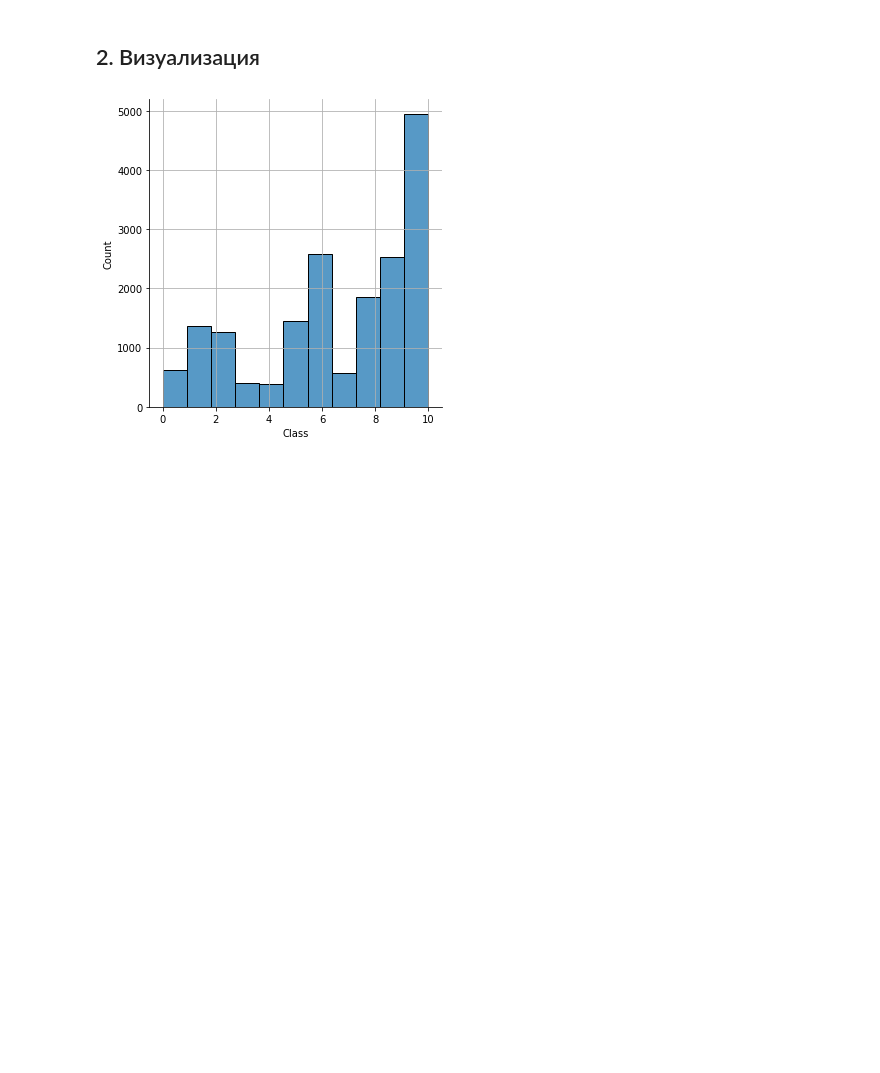
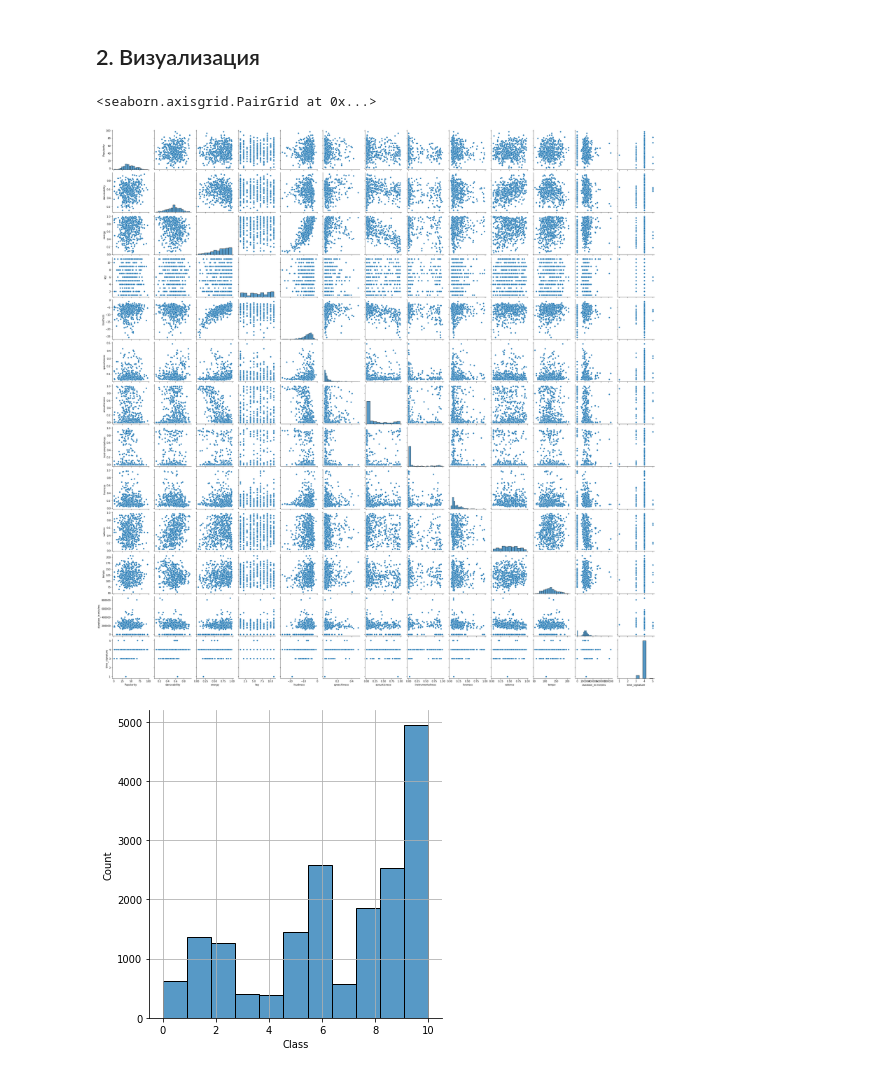
Before and after one commit to andrewkin77/ML_masters_course, a Jupyter notebook: music_genreHW1.ipynb, the cells around one changed output. Drawn from its saved outputs; the diff is of its cells as text; code cells hidden in the pictures; blank space fills up the shorter version.

Commit message:
Add better describtion and visualization

```diff
--- a/music_genreHW1.ipynb
+++ b/music_genreHW1.ipynb
@@ -61,6 +61,14 @@ data_raw.tail()
 data = data_raw
 # %% [markdown]
 ## 2. Визуализация
+# %%
+np.random.seed(42)
+random_data = data.drop(columns = ['Class', 'mode'])
+random_subset = np.random.choice(np.arange(data.shape[0]), size=500, replace=False)
+sns.pairplot(random_data.iloc[random_subset], diag_kind='hist')
+# %% [output]
+<seaborn.axisgrid.PairGrid at 0x...>
+[figure, added]
 # %%
 sns.displot(data['Class'], bins=11)
 plt.grid()
```
Also changed, not shown: parts of 7 cells of this notebook.
